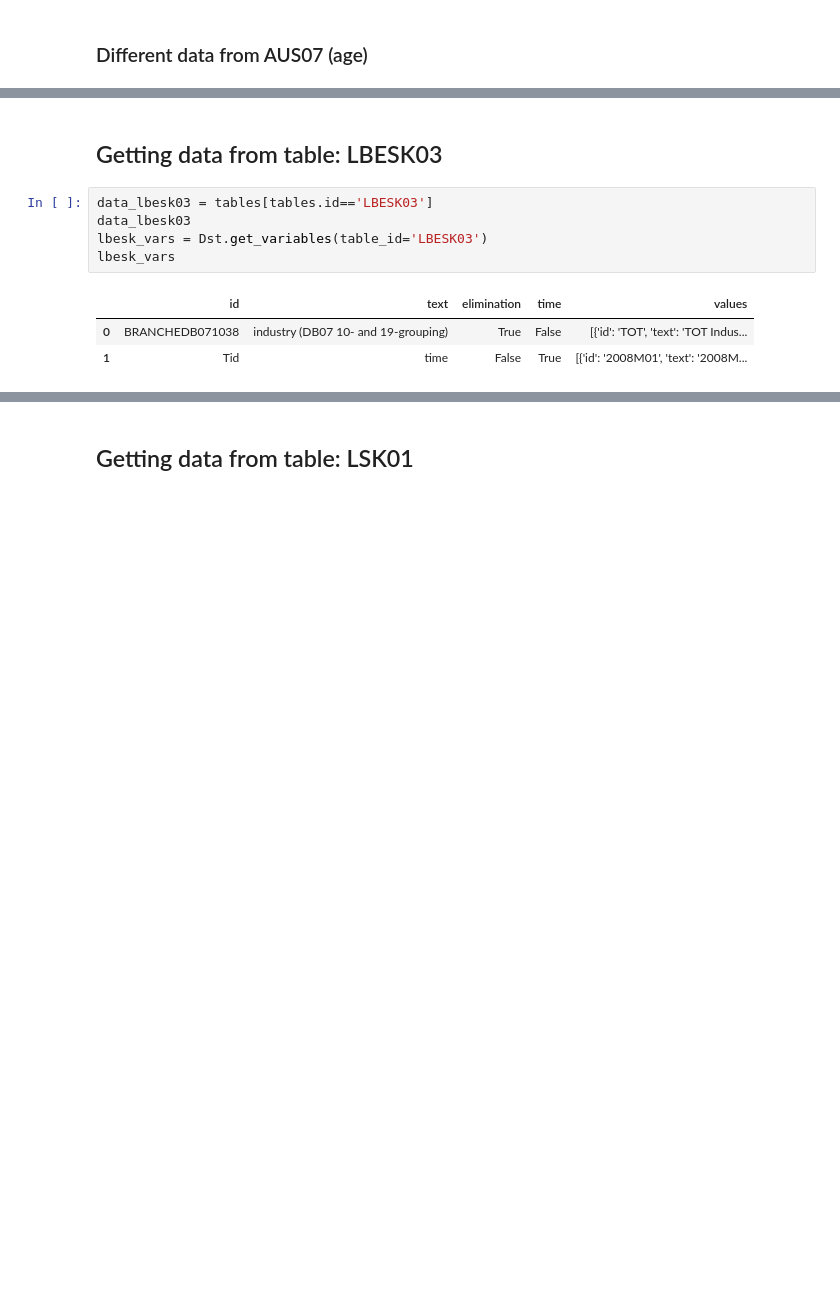
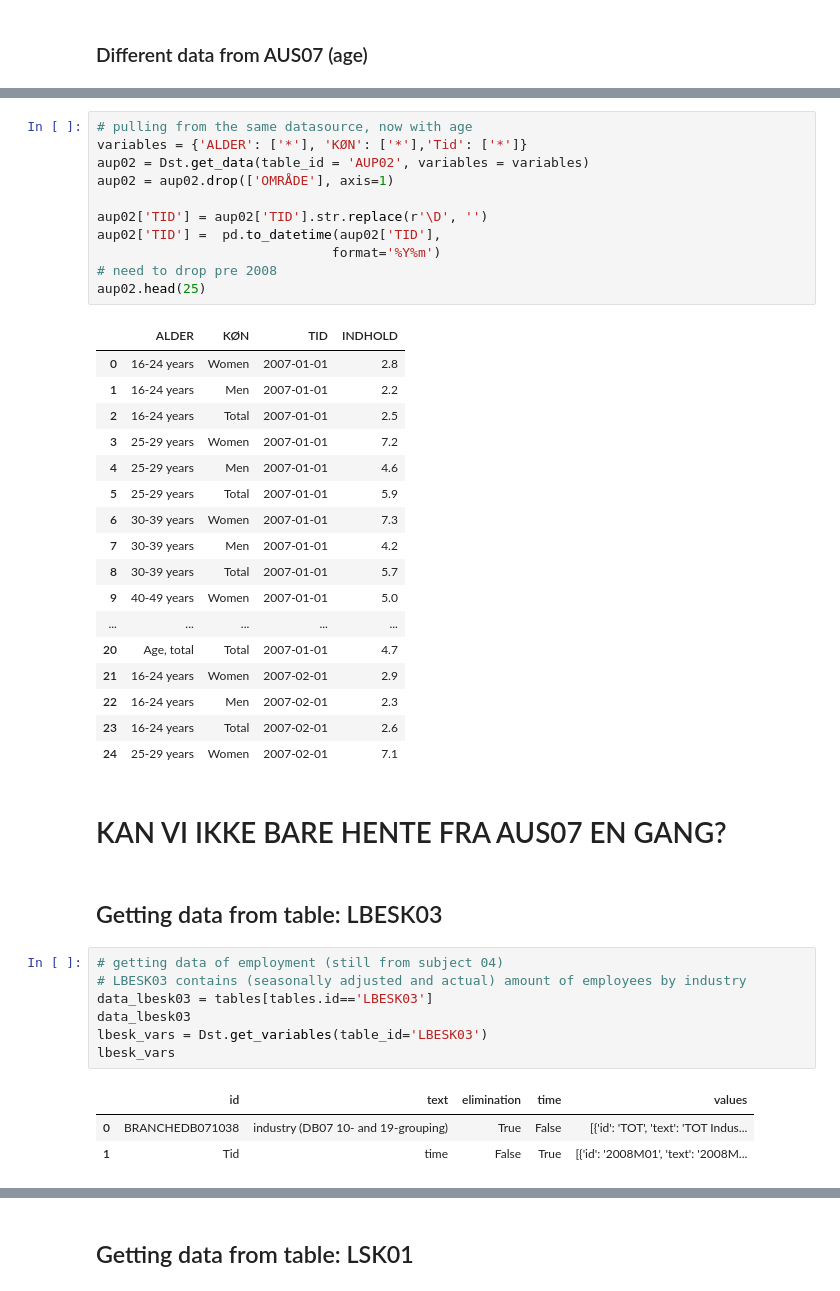
Before and after one commit to ceciliechrstnsn/projects-2021-luna-hjerteknuser, a Jupyter notebook: dataproject/dataproject.ipynb, the cells around one changed output, grey strips where cells are left out. Saved outputs shown, nothing was run; the diff lists cells and outputs as text; blank space fills up the shorter version.

```diff
--- a/dataproject/dataproject.ipynb
+++ b/dataproject/dataproject.ipynb
@@ -127,6 +185,39 @@ aus07a.head()
+# %%
+# pulling from the same datasource, now with age
+variables = {'ALDER': ['*'], 'KØN': ['*'],'Tid': ['*']}
+aup02 = Dst.get_data(table_id = 'AUP02', variables = variables)
+aup02 = aup02.drop(['OMRÅDE'], axis=1)
+
+aup02['TID'] = aup02['TID'].str.replace(r'\D', '')
+aup02['TID'] =  pd.to_datetime(aup02['TID'],
+                              format='%Y%m')
+# need to drop pre 2008
+aup02.head(25)
+# %% [output]
+|  | ALDER | KØN | TID | INDHOLD |
+| 0 | 16-24 years | Women | 2007-01-01 | 2.8 |
+| 1 | 16-24 years | Men | 2007-01-01 | 2.2 |
+| 2 | 16-24 years | Total | 2007-01-01 | 2.5 |
+| 3 | 25-29 years | Women | 2007-01-01 | 7.2 |
+| 4 | 25-29 years | Men | 2007-01-01 | 4.6 |
+| 5 | 25-29 years | Total | 2007-01-01 | 5.9 |
+| 6 | 30-39 years | Women | 2007-01-01 | 7.3 |
+| 7 | 30-39 years | Men | 2007-01-01 | 4.2 |
+| 8 | 30-39 years | Total | 2007-01-01 | 5.7 |
+| 9 | 40-49 years | Women | 2007-01-01 | 5.0 |
+| ... | ... | ... | ... | ... |
+| 20 | Age, total | Total | 2007-01-01 | 4.7 |
+| 21 | 16-24 years | Women | 2007-02-01 | 2.9 |
+| 22 | 16-24 years | Men | 2007-02-01 | 2.3 |
+| 23 | 16-24 years | Total | 2007-02-01 | 2.6 |
+| 24 | 25-29 years | Women | 2007-02-01 | 7.1 |
+# %% [markdown]
+# KAN VI IKKE BARE HENTE FRA AUS07 EN GANG?
 # %% [markdown]
 ## Getting data from table: LBESK03
 # %%
+# getting data of employment (still from subject 04)
+# LBESK03 contains (seasonally adjusted and actual) amount of employees by industry
 data_lbesk03 = tables[tables.id=='LBESK03']
 data_lbesk03
 lbesk_vars = Dst.get_variables(table_id='LBESK03')
```
Also changed, not shown: parts of 29 cells of this notebook.
